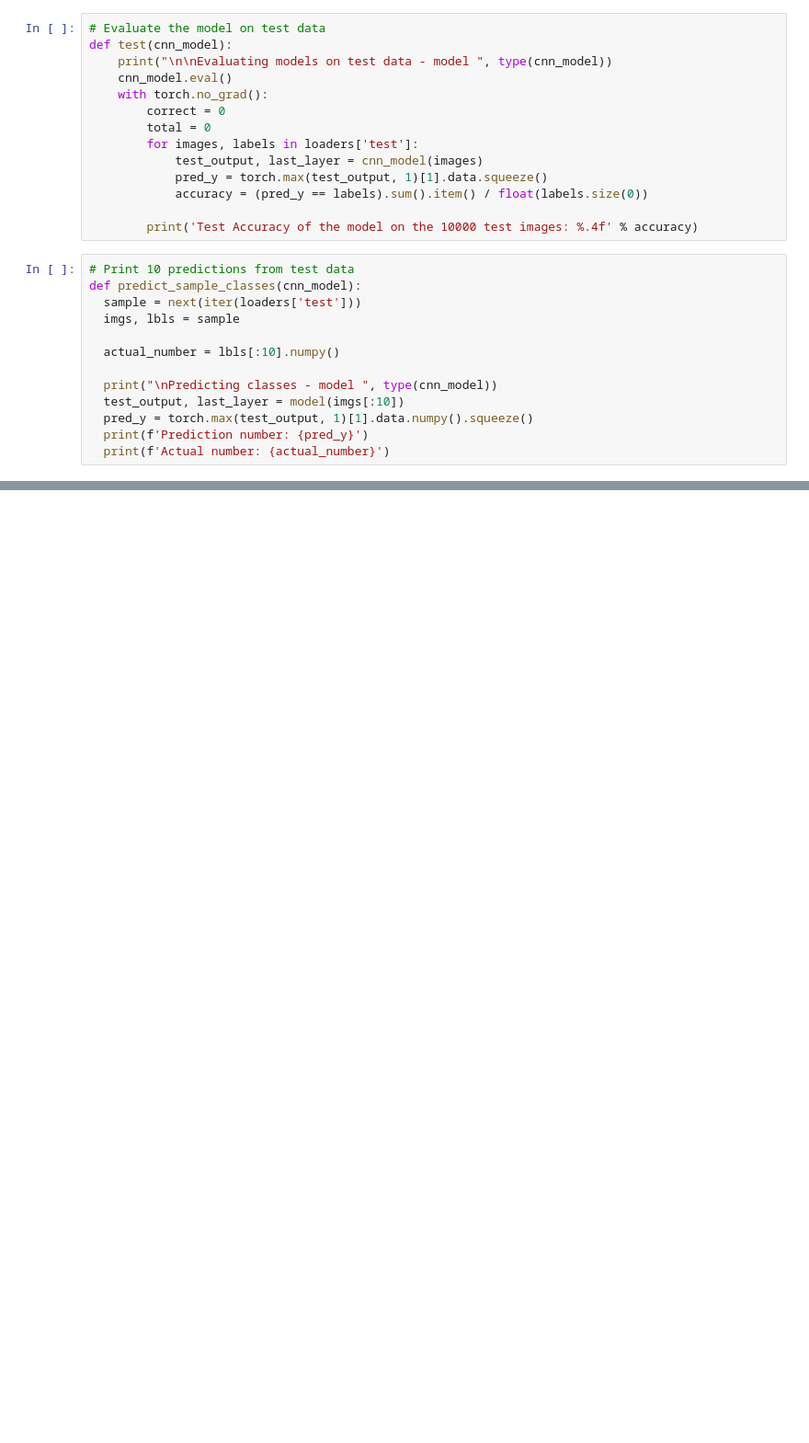
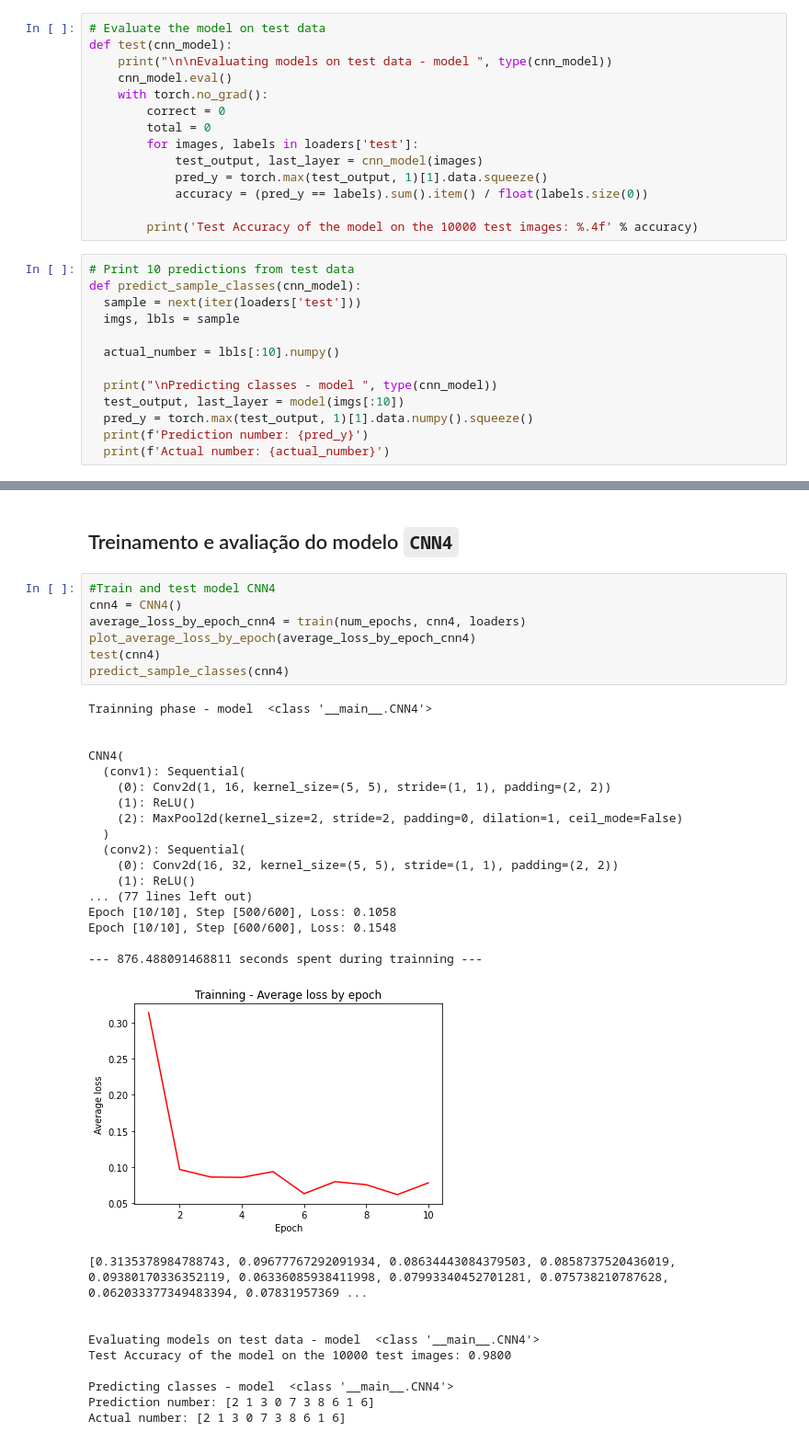
Before and after one commit to aaperei/data-science, a Jupyter notebook: cnn.ipynb, the cells around one changed output, grey strips where cells are left out. Shown: that part at 92% size. Cells and saved outputs as stored; diff of their text form; blank space fills up the shorter version.

```diff
--- a/cnn.ipynb
+++ b/cnn.ipynb
@@ -548,0 +578,37 @@ Epoch [5/10], Step [400/600], Loss: 2.3005
+# %% [markdown]
+## Treinamento e avaliação do modelo `CNN4`
+# %%
+#Train and test model CNN4
+cnn4 = CNN4()
+average_loss_by_epoch_cnn4 = train(num_epochs, cnn4, loaders)
+plot_average_loss_by_epoch(average_loss_by_epoch_cnn4)
+test(cnn4)
+predict_sample_classes(cnn4)
+# %% [output]
+Trainning phase - model  <class '__main__.CNN4'>
+
+
+CNN4(
+  (conv1): Sequential(
+    (0): Conv2d(1, 16, kernel_size=(5, 5), stride=(1, 1), padding=(2, 2))
+    (1): ReLU()
+    (2): MaxPool2d(kernel_size=2, stride=2, padding=0, dilation=1, ceil_mode=False)
+  )
+  (conv2): Sequential(
+    (0): Conv2d(16, 32, kernel_size=(5, 5), stride=(1, 1), padding=(2, 2))
+    (1): ReLU()
+... (77 lines left out)
+Epoch [10/10], Step [500/600], Loss: 0.1058
+Epoch [10/10], Step [600/600], Loss: 0.1548
+
+--- 876.488091468811 seconds spent during trainning ---
+[figure, added]
+[0.3135378984788743, 0.09677767292091934, 0.08634443084379503, 0.0858737520436019, 0.09380170336352119, 0.06336085938411998, 0.07993340452701281, 0.075738210787628, 0.062033377349483394, 0.07831957369 ...
+
+
+Evaluating models on test data - model  <class '__main__.CNN4'>
+Test Accuracy of the model on the 10000 test images: 0.9800
+
+Predicting classes - model  <class '__main__.CNN4'>
+Prediction number: [2 1 3 0 7 3 8 6 1 6]
+Actual number: [2 1 3 0 7 3 8 6 1 6]
```
Also changed, not shown: parts of 26 cells of this notebook.
